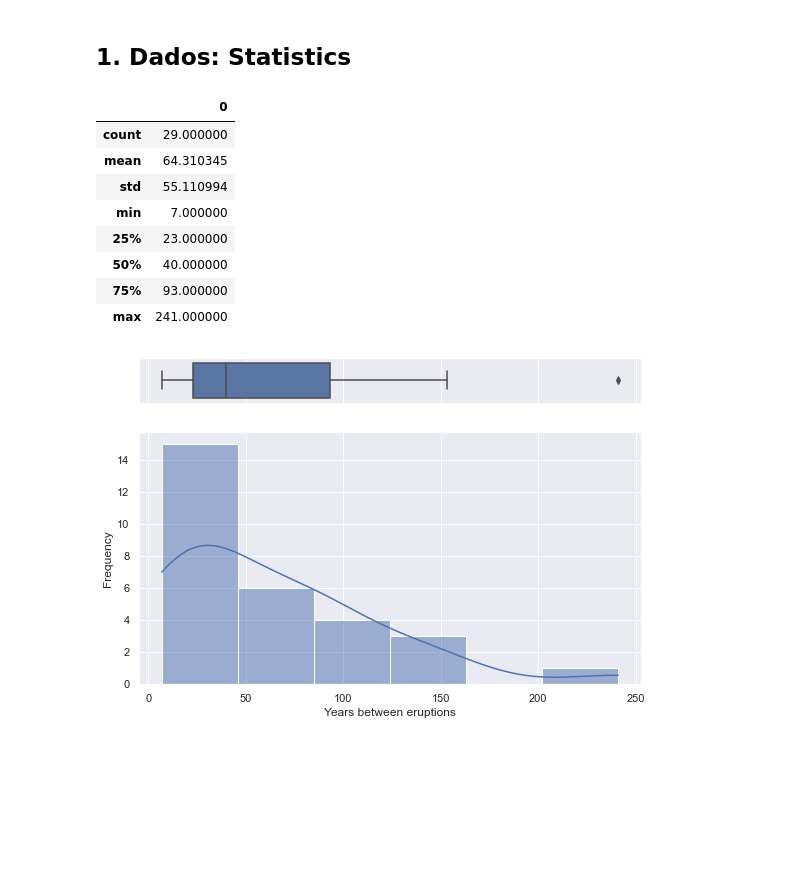
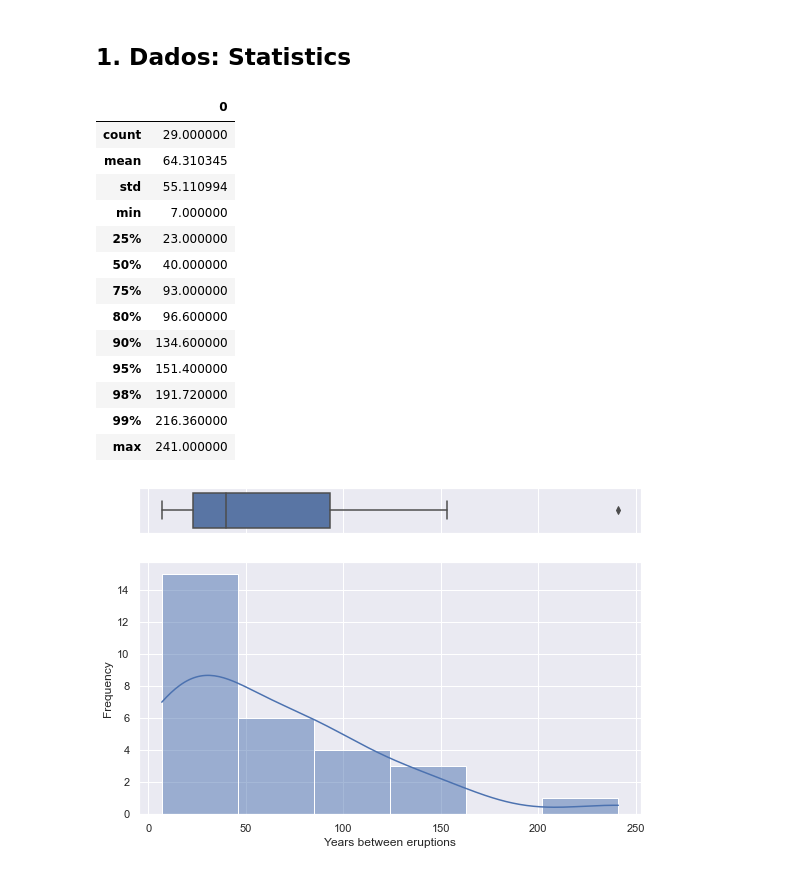
Before and after one commit to filipeaguiarrod/vesuvio_eruptions, a Jupyter notebook: 02_EDA.ipynb, the cells around one changed output. Saved outputs shown, nothing was run; the diff lists cells and outputs as text; code cells hidden in the pictures; blank space fills up the shorter version.

```diff
--- a/02_EDA.ipynb
+++ b/02_EDA.ipynb
@@ -161,18 +161,23 @@ data = np.array([ 93,  31,  19,  81,  76,  93,  40,  24, 149, 102,  73,  40,  68
         34,  23,  15])
 # %% [markdown]
 ## 1. Dados: Statistics
-# %%
-pd.DataFrame(data).describe()
-# %% [output]
-|  | 0 |
-| count | 29.000000 |
-| mean | 64.310345 |
-| std | 55.110994 |
-| min | 7.000000 |
-| 25% | 23.000000 |
-| 50% | 40.000000 |
-| 75% | 93.000000 |
-| max | 241.000000 |
+# %%
+pd.DataFrame(data).describe(percentiles=[0.25,0.50,0.75,0.8,0.9,0.95,0.98,0.99])
+# %% [output]
+|  | 0 |
+| count | 29.000000 |
+| mean | 64.310345 |
+| std | 55.110994 |
+| min | 7.000000 |
+| 25% | 23.000000 |
+| 50% | 40.000000 |
+| 75% | 93.000000 |
+| 80% | 96.600000 |
+| 90% | 134.600000 |
+| 95% | 151.400000 |
+| 98% | 191.720000 |
+| 99% | 216.360000 |
+| max | 241.000000 |
 # %%
 sns.set(rc={'figure.figsize':(9,6)})
 sns.set(style="darkgrid")
```
Also changed, not shown: parts of 15 cells of this notebook, 1 other file.
